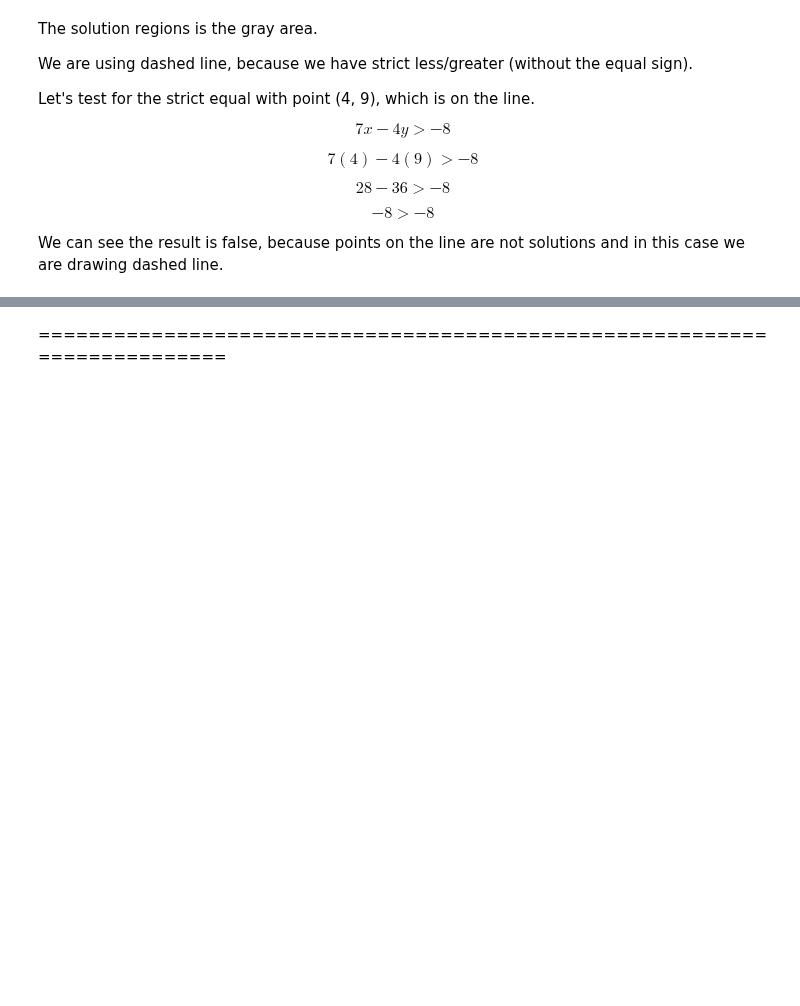
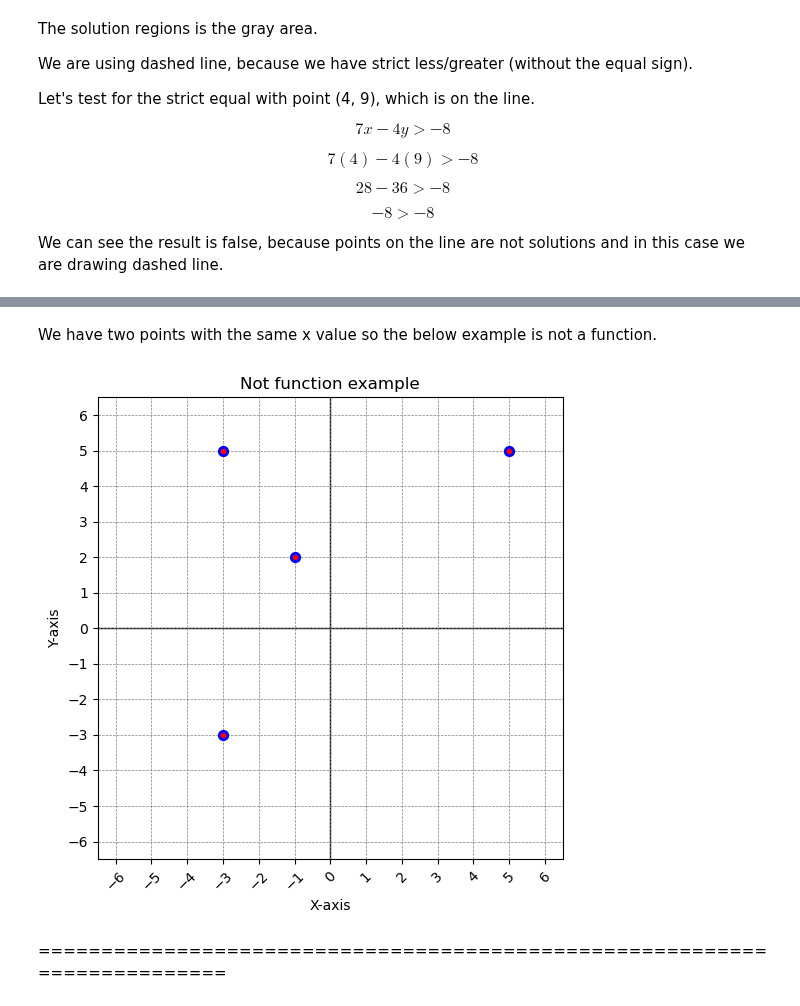
Before and after one commit to BZIvanov/Learning-Algebra, a Jupyter notebook: Algebra1/Algebra1.ipynb, the cells around one changed output, grey strips where cells are left out. Cells and saved outputs as stored; diff of their text form; code cells hidden in the pictures; blank space fills up the shorter version.

```diff
--- a/Algebra1/Algebra1.ipynb
+++ b/Algebra1/Algebra1.ipynb
@@ -1016,2 +1048,8 @@ We can see the result is false, because points on the line are not solutions and
+# %% [markdown]
+We have two points with the same x value so the below example is not a function.
+# %%
+draw_cartesian_system([[(-3, -3)], [(-3, 5)], [(-1, 2)], [(5, 5)]], title='Not function example')
+# %% [output]
+[figure, added]
 # %% [markdown]
 =========================================================================
```
Also changed, not shown: parts of 16 cells of this notebook.
